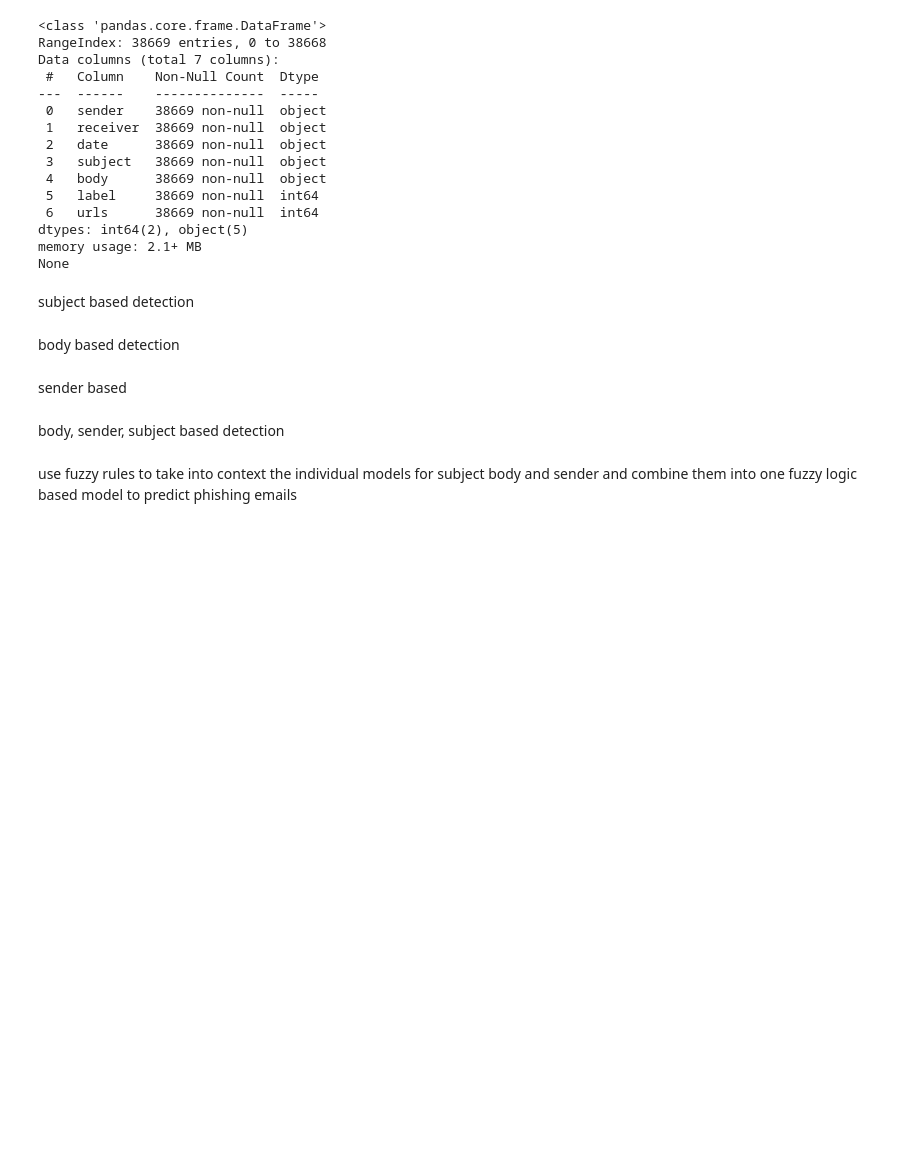
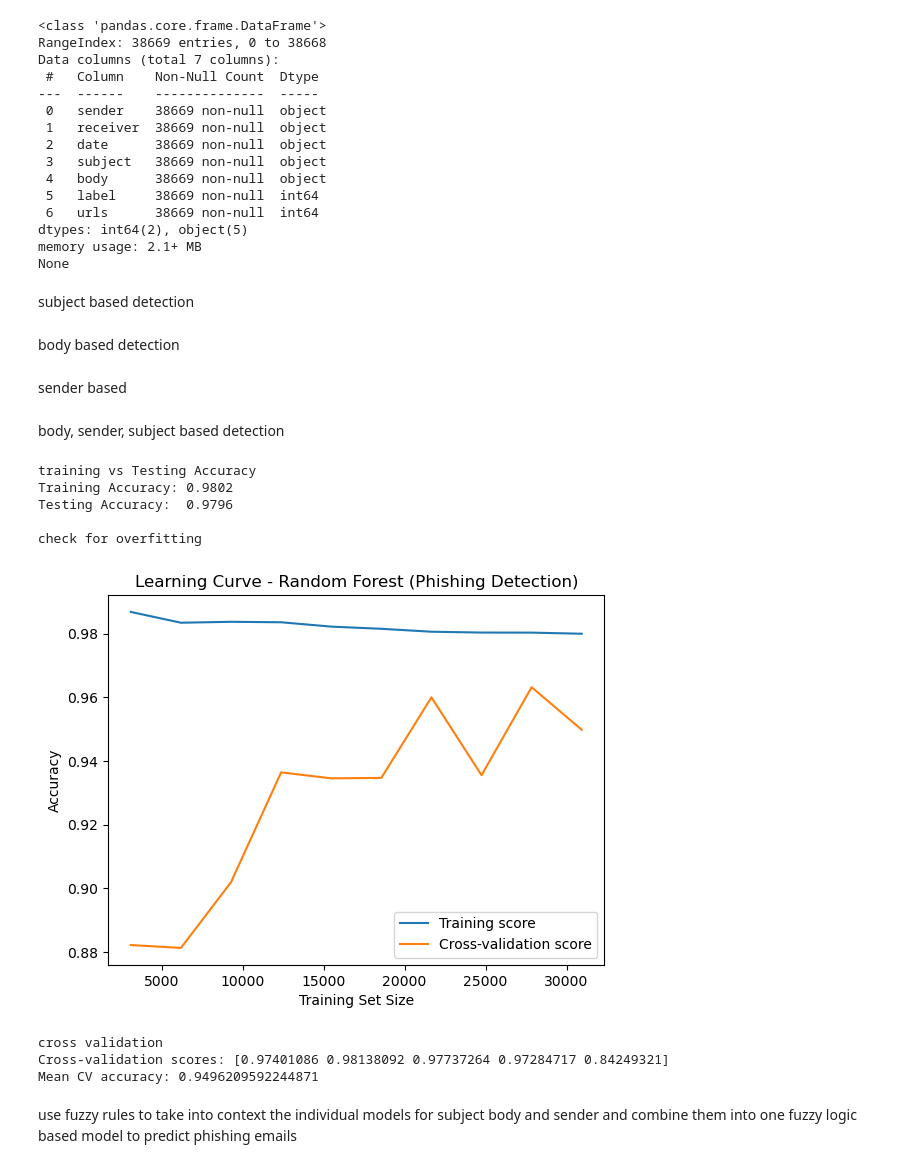
Before and after one commit to nisal2002/Phishing-Detection-AI-Techniques, a Jupyter notebook: old/main.ipynb, the cells around one changed output. Cells and saved outputs as stored; diff of their text form; code cells hidden in the pictures; blank space fills up the shorter version.

```diff
--- a/old/main.ipynb
+++ b/old/main.ipynb
@@ -60,2 +99,43 @@ body, sender, subject based detection
+# %%
+print("training vs Testing Accuracy")
+train_pred = rf_all.predict(X_train)
+test_pred = rf_all.predict(X_test)
+
+train_acc = accuracy_score(y_train, train_pred)
+test_acc = accuracy_score(y_test, test_pred)
+
+print(f"Training Accuracy: {train_acc:.4f}")
+print(f"Testing Accuracy:  {test_acc:.4f}")
+print(" ")
+print("check for overfitting")
+train_sizes, train_scores, test_scores = learning_curve(
+    rf_all, X, y, cv=5, scoring='accuracy', n_jobs=-1, train_sizes=np.linspace(0.1, 1.0, 10)
+)
+
+train_mean = np.mean(train_scores, axis=1)
+test_mean = np.mean(test_scores, axis=1)
+
+plt.plot(train_sizes, train_mean, label='Training score')
+plt.plot(train_sizes, test_mean, label='Cross-validation score')
+plt.xlabel('Training Set Size')
+plt.ylabel('Accuracy')
+plt.legend()
+plt.title('Learning Curve - Random Forest (Phishing Detection)')
+plt.show()
+print(" ")
+print("cross validation")
+cv_scores = cross_val_score(rf_all, X, y, cv=5, scoring='accuracy')
+print("Cross-validation scores:", cv_scores)
+print("Mean CV accuracy:", cv_scores.mean())
+# %% [output]
+training vs Testing Accuracy
+Training Accuracy: 0.9802
+Testing Accuracy:  0.9796
+
+check for overfitting
+[figure, added]
+cross validation
+Cross-validation scores: [0.97401086 0.98138092 0.97737264 0.97284717 0.84249321]
+Mean CV accuracy: 0.9496209592244871
 # %% [markdown]
 use fuzzy rules to take into context the individual models for subject body and sender and combine them into one fuzzy logic based model to predict phishing emails
```
Also changed, not shown: parts of 2 cells of this notebook.
